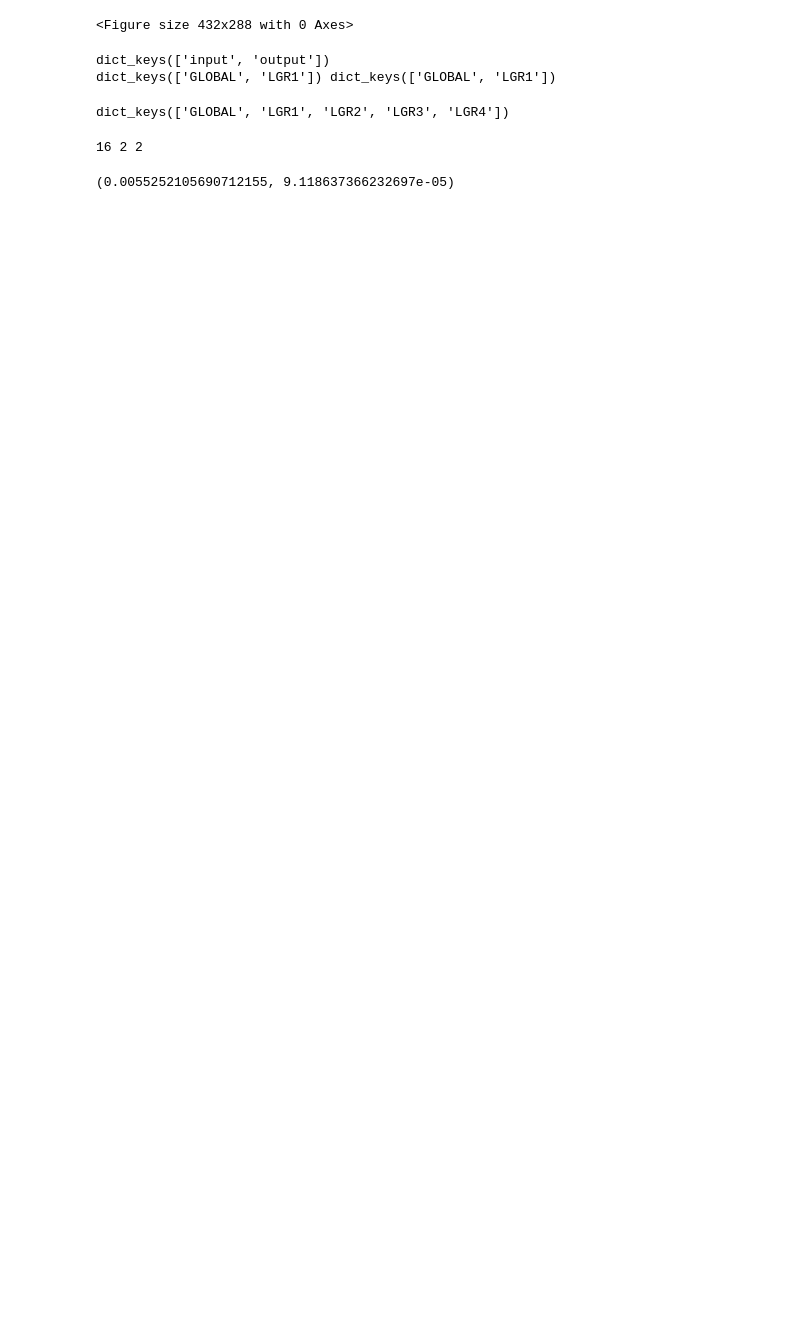
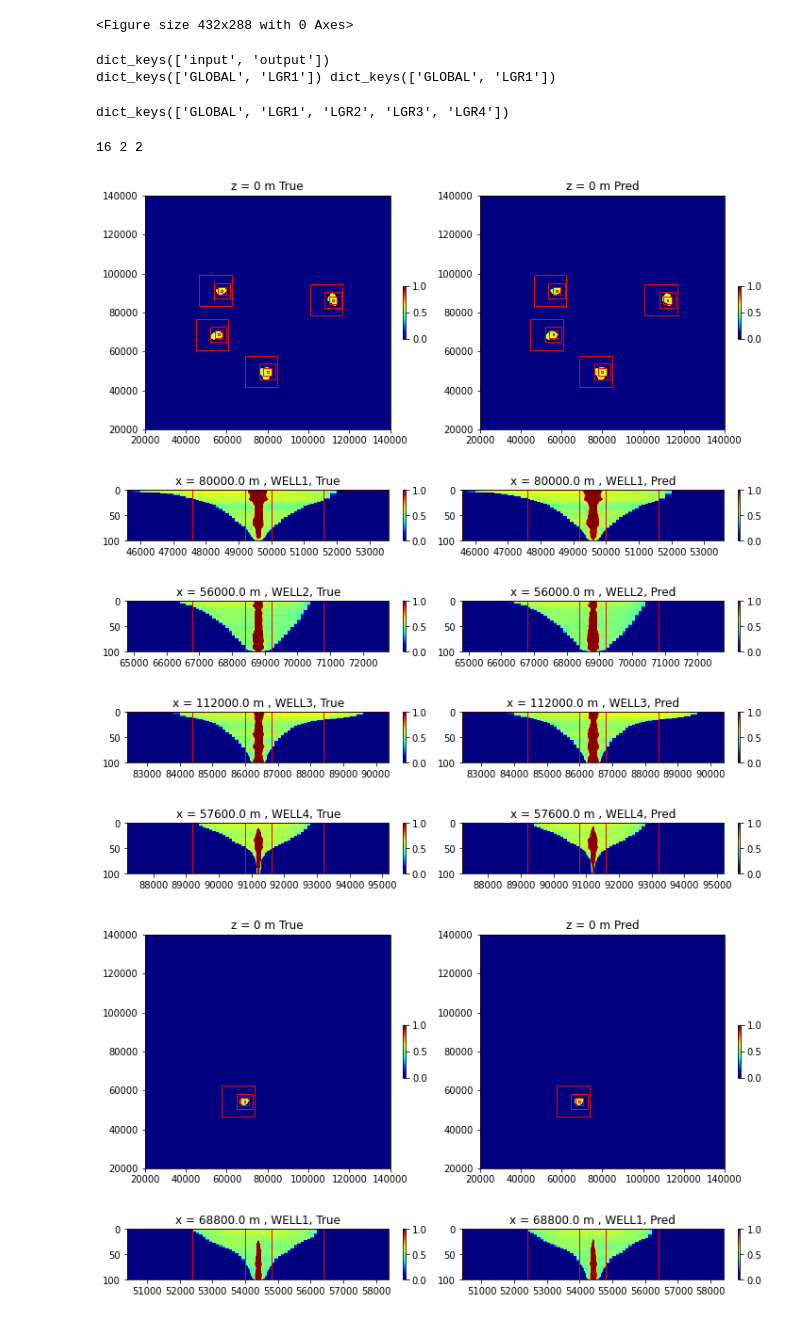
Before and after one commit to gegewen/nested-fno, a Jupyter notebook: eval_sequential_prediction_sg.ipynb, the cells around one changed output. Drawn from its saved outputs; the diff is of its cells as text; code cells hidden in the pictures; blank space fills up the shorter version.

```diff
--- a/eval_sequential_prediction_sg.ipynb
+++ b/eval_sequential_prediction_sg.ipynb
@@ -73,7 +73,7 @@ def plot_z_comparison():
     z=0
     t = 24
     cmin, cmax = 0, 1
-    margin = 40000
+    margin = 20000
     plt.subplot(1,2,1)
     plot_z_slice(z=z,WELL_LIST=WELL_LIST, LGR_LIST=meta_data[f'case_{idx}']['LGR_LIST'],
                  PCOLOR_GRID_DICT = meta_data[f'case_{idx}']['PCOLOR_GRID_DICT'],
@@ -127,10 +127,10 @@ def plot_x_comparison():
 # %%
 import time
 
-it = iter(train_loader)
+it = iter(test_loader)
 t1, t2, t3, t4 = [], [], [], []
 
-for counter in range(16):
+for counter in range(2):
     with torch.no_grad():
         PRED, TRUE = {}, {}
         data = next(it)
@@ -184,36 +184,40 @@ for counter in range(16):
             x_LGR3 = x_LGR3.permute(0,4,1,2,3,5).to(device)
             start = time.time()
             pred = MODEL_DICT['LGR3'](x_LGR3)
             end = time.time()
             t3.append(end-start)
             pred = pred.cpu()
             lgr_dict['LGR3'] = pred
             y = data_LGR3['output'][...,:1].permute(0,4,1,2,3,5)
             true_dict['LGR3'] = y
 
             data_LGR4 = torch.load(f'dataset/SG_LGR4/{slope}_{idx}_LGR4_{well}_SG.pt')
             coarse = lgr_dict['LGR3'][0,...].permute(-1,1,2,3,0)[...,None]
             x = data_LGR4['input']
             x_LGR4 = torch.cat((x[...,:-1],coarse),axis=-1)
             x_LGR4 = x_LGR4.permute(0,4,1,2,3,5).to(device)
             start = time.time()
             pred = MODEL_DICT['LGR4'](x_LGR4)
             end = time.time()
             t4.append(end-start)
             pred = pred.cpu()
             lgr_dict['LGR4'] = pred
             y = data_LGR4['output'][...,:1].permute(0,4,1,2,3,5)
             true_dict['LGR4'] = y
 
             PRED[well] = lgr_dict
             TRUE[well] = true_dict
 
         PRED['GLOBAL'] *= 0
         TRUE['GLOBAL'] *= 0
 
-#         plot_z_comparison()
-#         plot_x_comparison()
+        plot_z_comparison()
+        plot_x_comparison()
+# %% [output]
+[figure, added]
+[figure, added]
+[figure, added]
+[figure, added]
+[figure, added]
+[figure, added]
+[figure, added]
-# %%
-np.array([t1, t2, t3, t4]).mean(), np.array([t1, t2, t3, t4]).std()
-# %% [output]
-(0.0055252105690712155, 9.118637366232697e-05)
```
Also changed, not shown: 4 other files.
